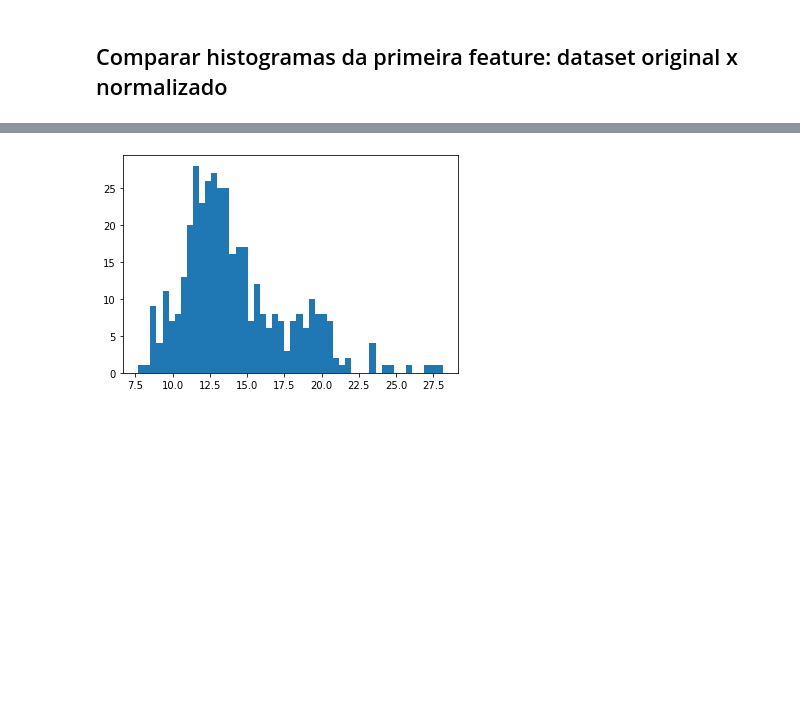
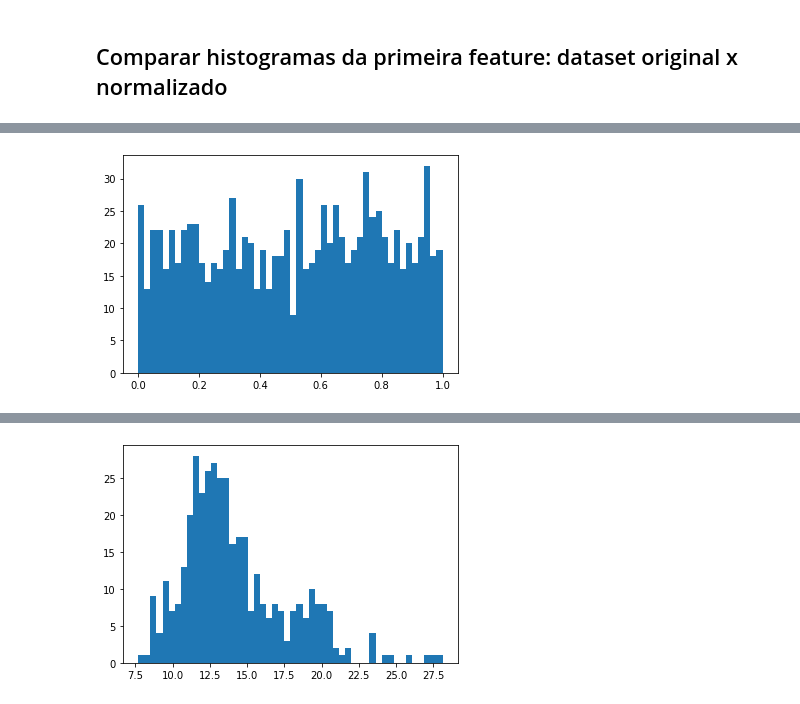
Before and after one commit to InsightLab/imersao-ciencia-de-dados, a Jupyter notebook: 2019/06-Tecnicas_para_Melhoria_de_Resultados/1-Escalonamento_de_Features.ipynb, the cells around one changed output, grey strips where cells are left out. Drawn from its saved outputs; the diff is of its cells as text; code cells hidden in the pictures; blank space fills up the shorter version.

```diff
--- a/2019/06-Tecnicas_para_Melhoria_de_Resultados/Escalonamento_de_Features.ipynb
+++ b/2019/06-Tecnicas_para_Melhoria_de_Resultados/1-Escalonamento_de_Features.ipynb
@@ -99,0 +106,6 @@ Name: 0, dtype: float64
+# %%
+sc_norm = preprocessing.MinMaxScaler()
+x_norm = sc_norm.fit_transform(x_)
+plt.hist(x_norm, bins=50);
+# %% [output]
+[figure, added]
```
Also changed, not shown: parts of 4 cells of this notebook, 10 other files.
